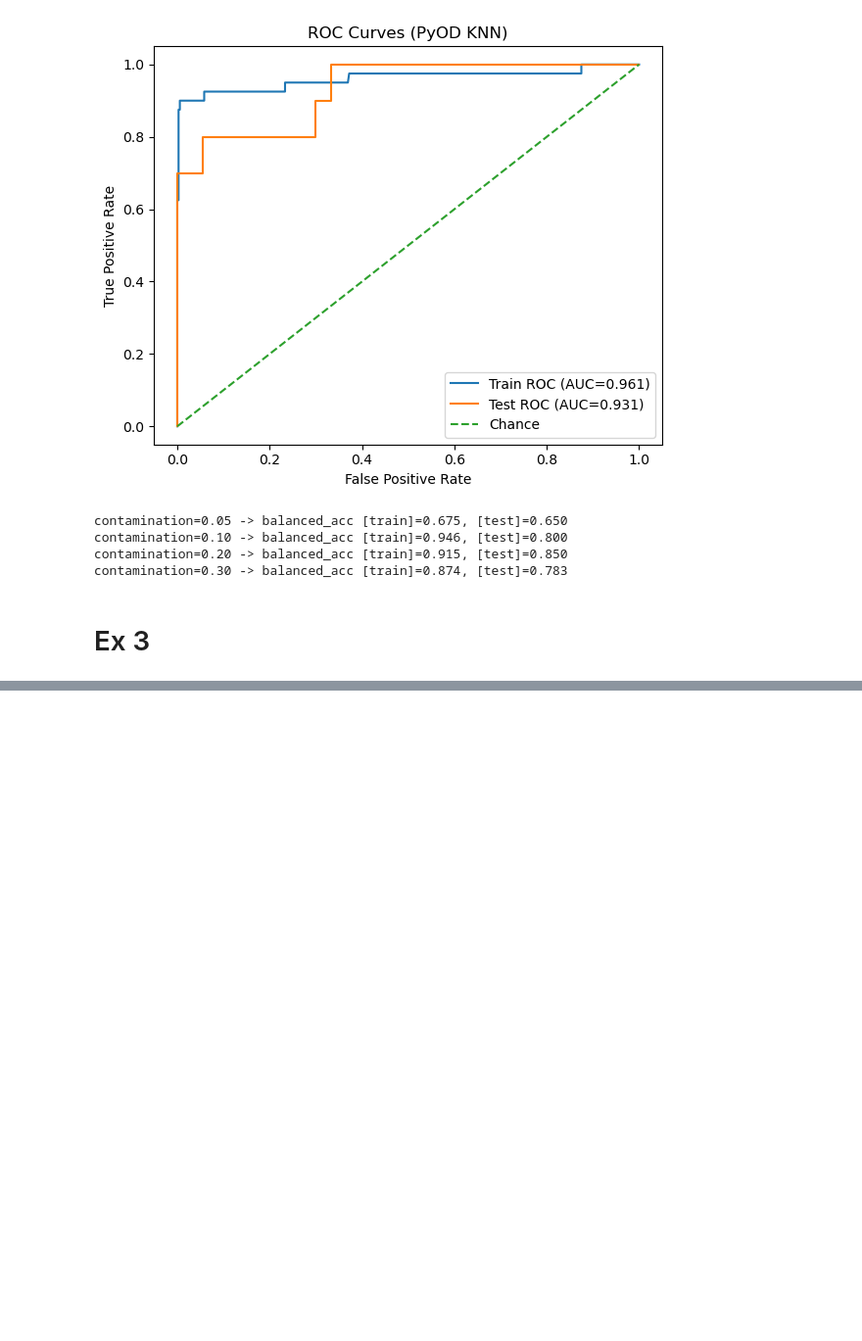
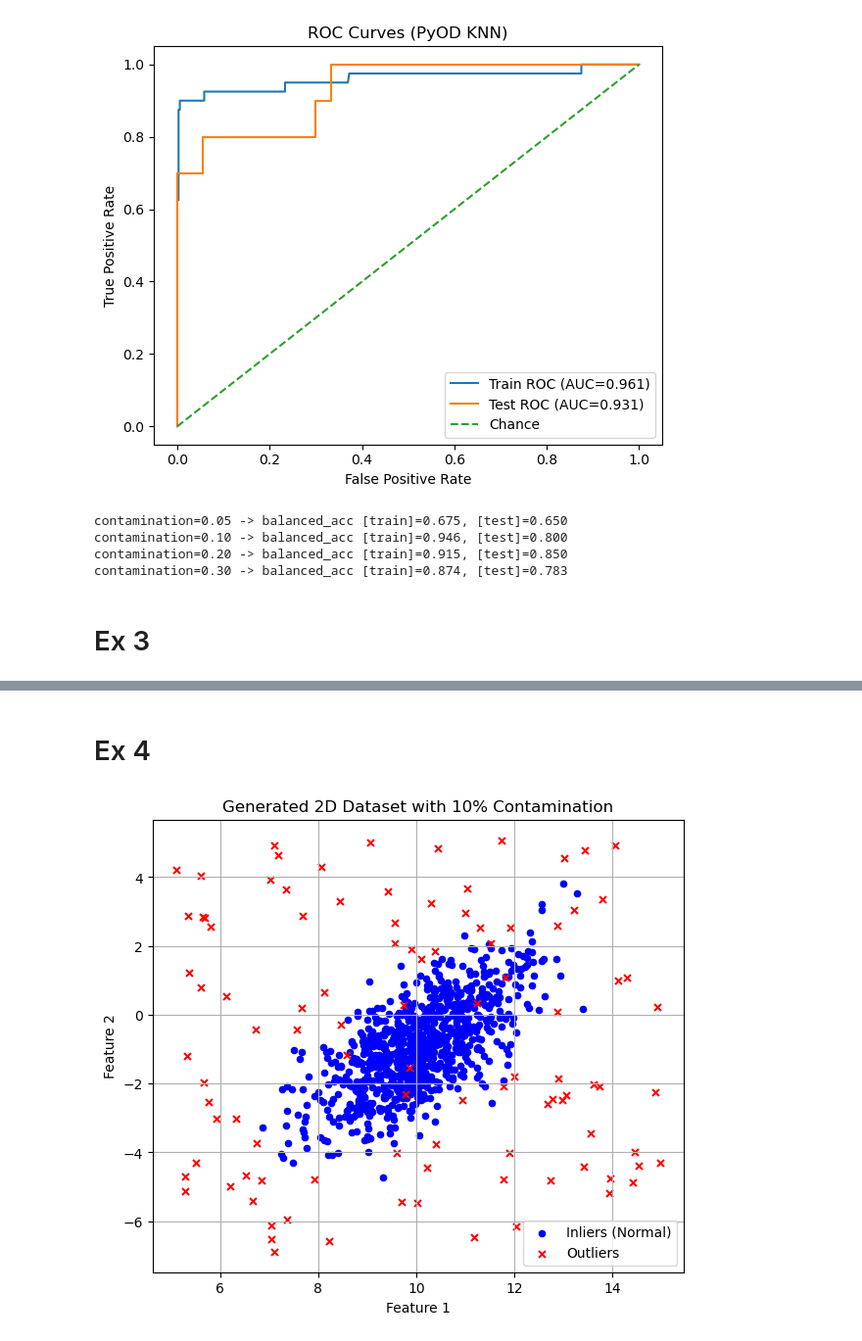
Before and after one commit to GabroveanuRazvan/Anomaly-Detection-Lab, a Jupyter notebook: lab1.ipynb, the cells around one changed output, grey strips where cells are left out. Shown at 98% size. Drawn from its saved outputs; the diff is of its cells as text; code cells hidden in the pictures; blank space fills up the shorter version.

```diff
--- a/lab1.ipynb
+++ b/lab1.ipynb
@@ -171,0 +172,76 @@ Confusion matrix:
+# %% [markdown]
+# Ex 4
+# %%
+rng = np.random.default_rng(787878)
+
+# Params
+n_train = 1000
+contamination_rate = 0.10
+d = 2
+n_out = int(n_train * contamination_rate)
+n_in = n_train - n_out
+
+# Choose mean vector and covariance matrix sigma (positive definite)
+mean = np.array([10.0, -1.0])
+sigma = np.array([
+    [1.0, 0.8],
+    [0.8, 1.5]
+])
+
+# Build inliers by hand: x ~ N(0, I), y = Lx + mu -----
+L = np.linalg.cholesky(sigma)         # sigma = L L^T
+x_in = rng.standard_normal((n_in, d))  # N(0, I)
+y_in = np.dot(x_in, L.T) + mean                 # N(mu, sigma)
+
+# Inject outliers (10%)
+# Make a wide uniform box around mu to simulate anomalies
+std_diag = np.sqrt(np.diag(sigma))
+low  = mean - 5 * std_diag
+high = mean + 5 * std_diag
+y_out = rng.uniform(low, high, size=(n_out, d))
+
+# Labels: 0=inlier, 1=outlier
+X = np.vstack([y_in, y_out])
+y = np.hstack([np.zeros(n_in, dtype=int), np.ones(n_out, dtype=int)])
+
+# Z-scores (per-feature)
+# As in Ex.3, estimate mean/std from the training data itself
+mu_hat = X.mean(axis=0)
+sigma_hat = X.std(axis=0, ddof=0)
+
+zscore = np.abs((X - mu_hat) / sigma_hat)   # per-feature absolute z-scores
+
+# Turn the per-feature z-scores into a single anomaly score
+# (use L2 norm of the z-vector for each sample)
+score = np.linalg.norm(zscore, axis=1)
+
+#
+thr = np.quantile(score, 1 - contamination_rate)  # top 10% as anomalies
+y_pred = (score >= thr).astype(int)
+
+# Metrics
+cm = confusion_matrix(y, y_pred, labels=[0, 1])  # [[TN, FP], [FN, TP]]
+TN, FP, FN, TP = cm.ravel()
+bal_acc = balanced_accuracy_score(y, y_pred)
+
+# Plot
+plt.figure(figsize=(7, 6))
+plt.scatter(X[y == 0, 0], X[y == 0, 1], c="blue", s=20, label="Inliers (Normal)")
+plt.scatter(X[y == 1, 0], X[y == 1, 1], c="red", s=25, marker="x", label="Outliers")
+
+plt.title("Generated 2D Dataset with 10% Contamination")
+plt.xlabel("Feature 1")
+plt.ylabel("Feature 2")
+plt.legend()
+plt.grid(True)
+plt.show()
+
+print(f"Chosen mean: {mean}")
+print(f"Chosen sigma:\n{sigma}")
+print(f"Cholesky L:\n{L}\n")
+print(f"Z-score threshold (L2 over features): {thr:.3f}")
+print(f"Confusion matrix [[TN, FP], [FN, TP]]:\n{cm}")
+print(f"TN={TN}, FP={FP}, FN={FN}, TP={TP}")
+print(f"Balanced accuracy: {bal_acc:.3f}")
+# %% [output]
+[figure, added]
```
Also changed, not shown: parts of 2 cells of this notebook.
